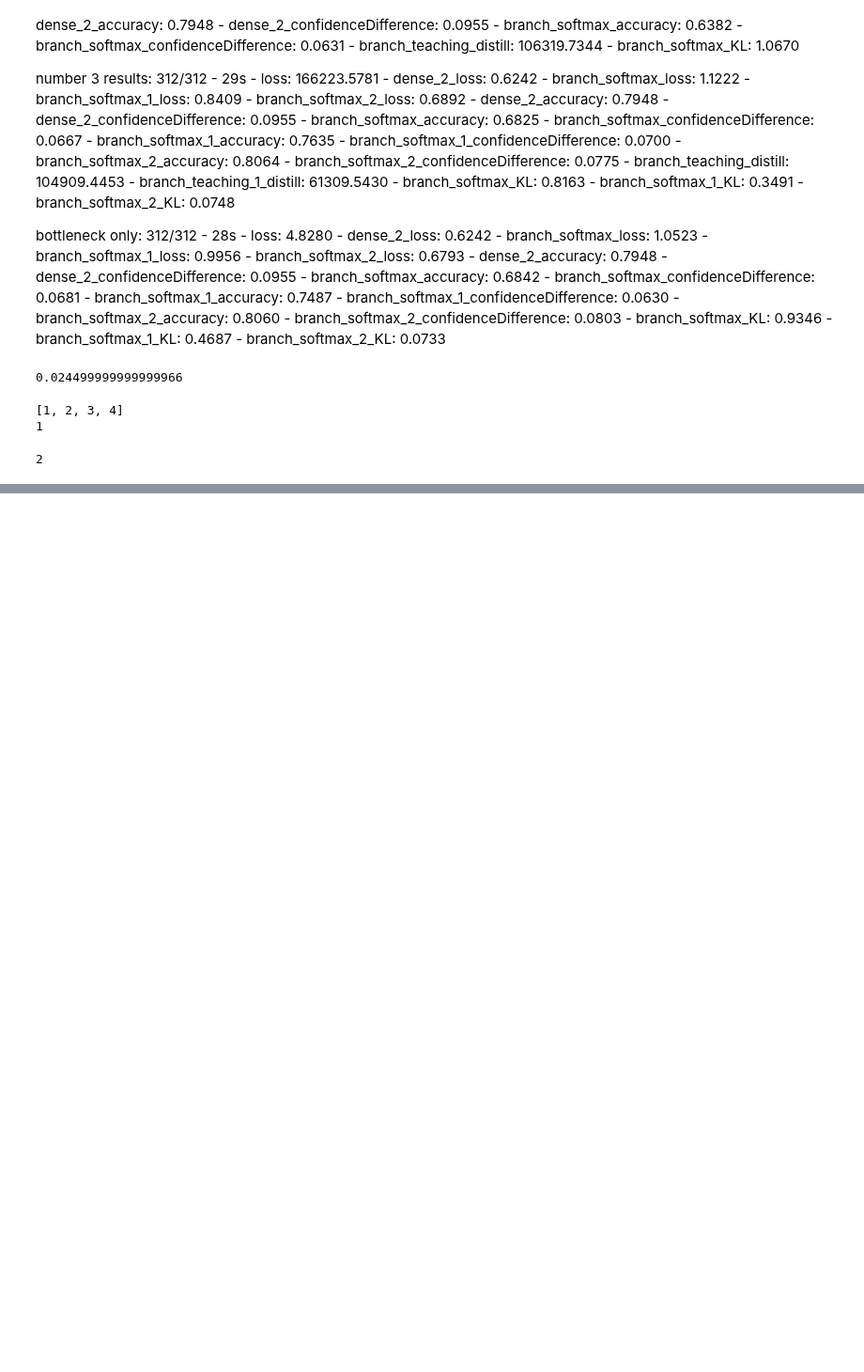
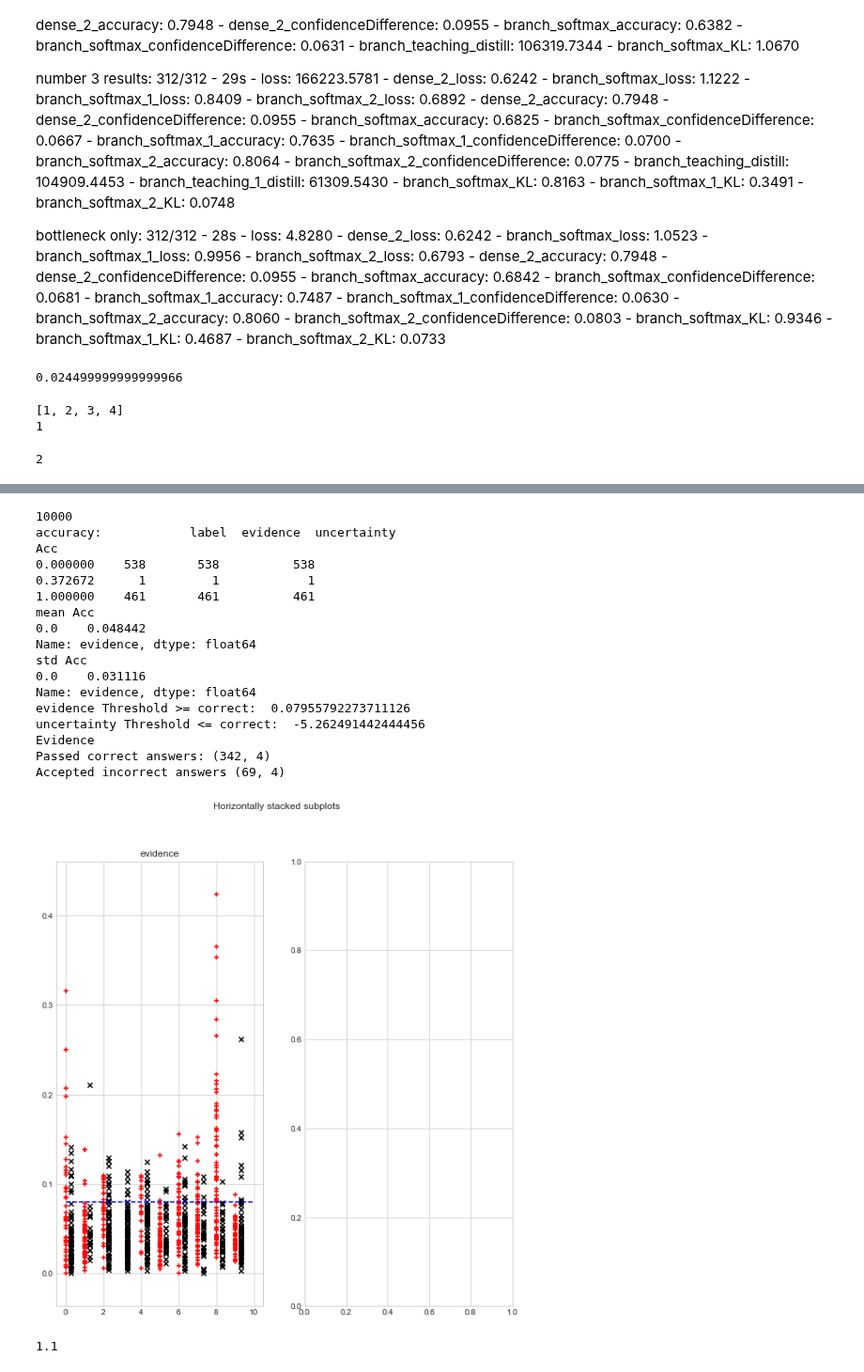
Before and after one commit to SanityLacking/BrevisNet, a Jupyter notebook: notebooks/Check Model.ipynb, the cells around one changed output, grey strips where cells are left out. Shown at 94% size. Drawn from its saved outputs; the diff is of its cells as text; code cells hidden in the pictures; blank space fills up the shorter version.

```diff
--- a/notebooks/Check Model.ipynb
+++ b/notebooks/Check Model.ipynb
@@ -126,0 +454,15 @@ y
+# %%
+# x = model
+# x._layers.pop(-1)
+# print(x.layers[-2])
+# model.save("test_model.hdf5")
+
+x = tf.keras.models.load_model('test_model.hdf5',custom_objects={"EvidenceEndpoint":EvidenceEndpoint})
+# %%
+# print(x.layers[-2])
+# print(x.inputs)
+# output = x.layers[-2].output
+# print(output)
+# x = keras.Model(inputs=x.inputs, outputs=output, name="modified")
+x.compile(loss="categorical_crossentropy", optimizer=tf.optimizers.SGD(lr=0.001,momentum=0.9), metrics=['accuracy'])
+x.summary()
@@ -126,0 +487,4 @@ y
+# %%
+import tensorflow as tf
+model_name = "models\alexNetv6_evidence.hdf5"
+model = tf.keras.models.load_model('../models/alexNetv6_evidence.hdf5', custom_objects={'EvidenceEndpoint': EvidenceEndpoint})
@@ -126,0 +620,31 @@ y
+# %%
+###keras KL activated model 47 epochs
+Predictions = displayEvidence(model,test_ds)
+# %% [output]
+10000
+accuracy:            label  evidence  uncertainty
+Acc
+0.000000    538       538          538
+0.372672      1         1            1
+1.000000    461       461          461
+mean Acc
+0.0    0.048442
+Name: evidence, dtype: float64
+std Acc
+0.0    0.031116
+Name: evidence, dtype: float64
+evidence Threshold >= correct:  0.07955792273711126
+uncertainty Threshold <= correct:  -5.262491442444456
+Evidence
+Passed correct answers: (342, 4)
+Accepted incorrect answers (69, 4)
+[figure, added]
+# %%
+ar = [1,2,3,4,5,6,7,8,9,10]
+ar = [1,1,1,1,1,1,1,1,1,10]
+ar = [0,0,0,0,0,0,0,0,1,10]
+print(np.mean(ar))
+
+Predictions.to_csv("predictions_softplus_trained.csv")
+# %% [output]
+1.1
```
Also changed, not shown: parts of 20 cells of this notebook, 15 other files.
